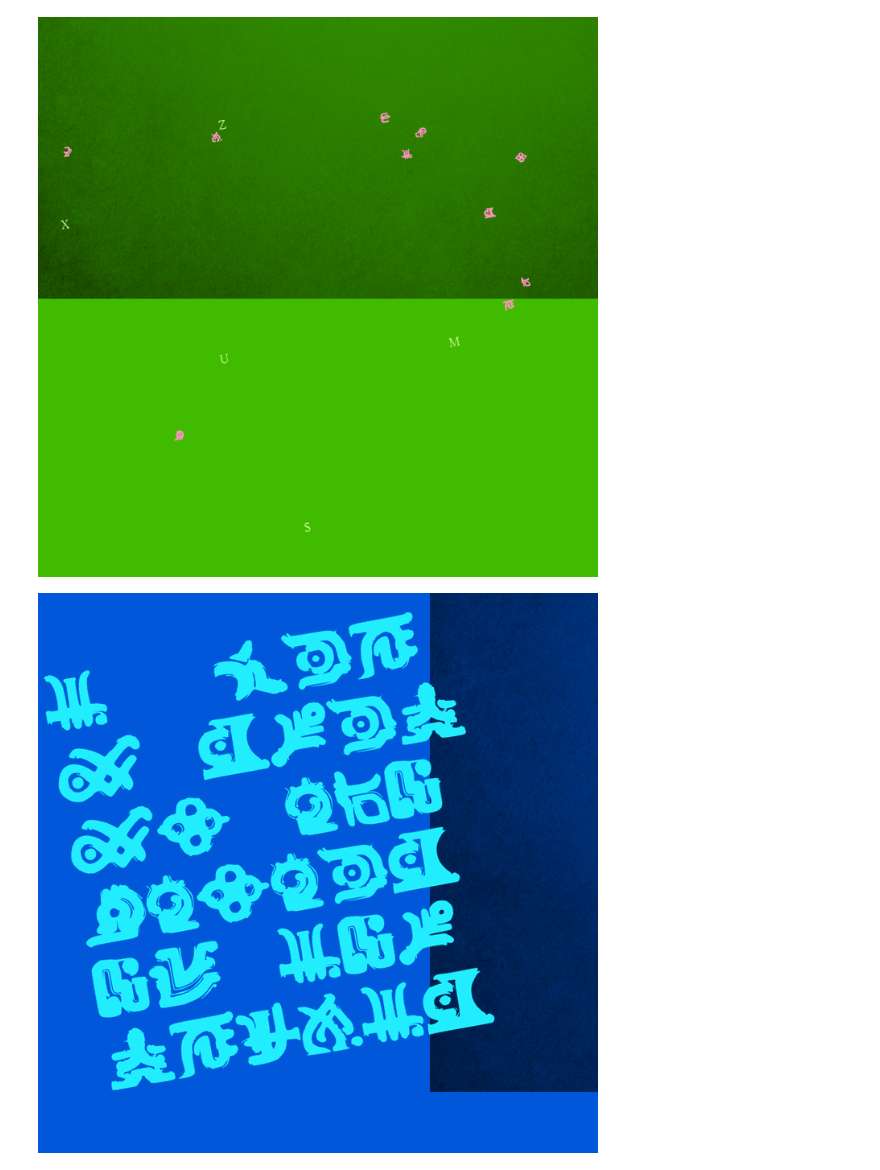
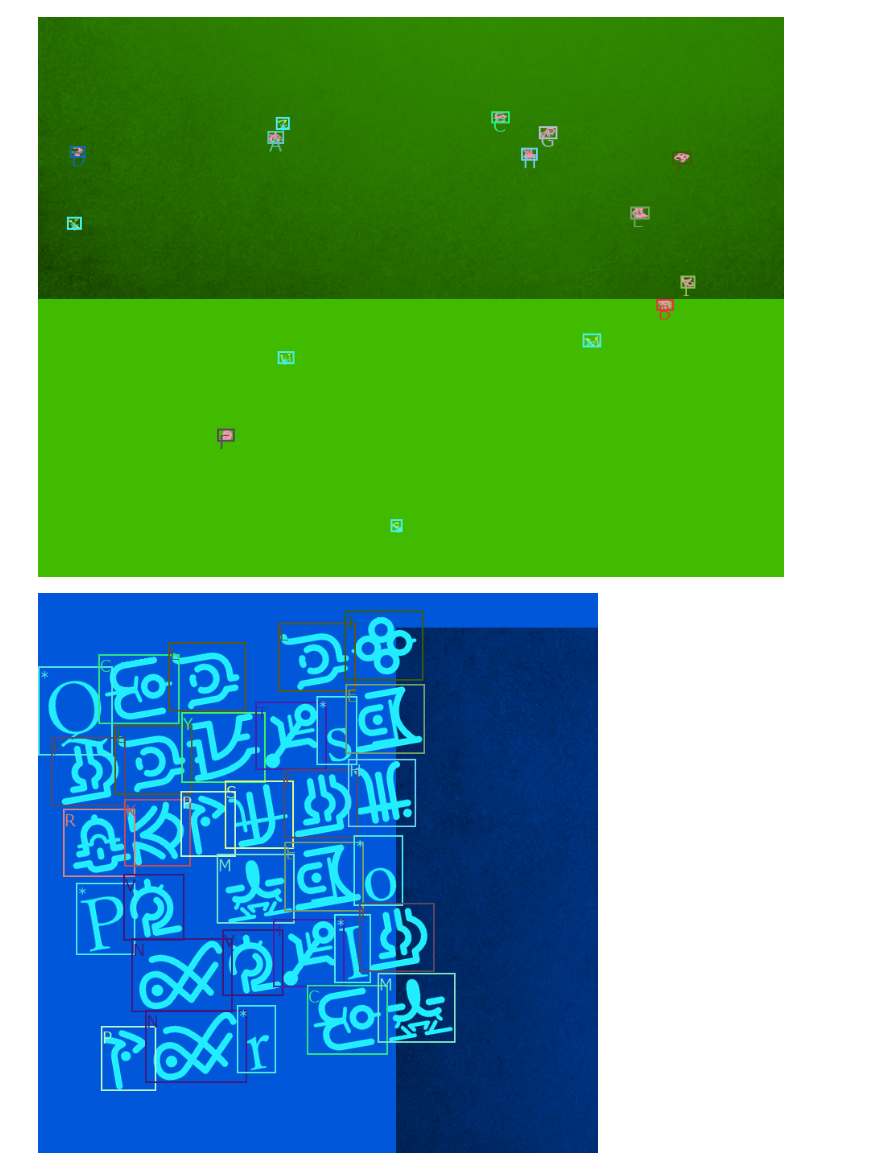
Before and after one commit to Ak0da/SoulGlyphRecognition, a Jupyter notebook: Create_Training_Set.ipynb, the cells around one changed output. Cells and saved outputs as stored; diff of their text form; code cells hidden in the pictures.

Commit message:
Added SoulVector font

```diff
--- a/Create_Training_Set.ipynb
+++ b/Create_Training_Set.ipynb
@@ -88,9 +68,9 @@ def rotateBox(box:list, angle:float, center:tuple) -> list:
     bl = (x1*cos-y2*sin, x1*sin+y2*cos)
     br = (x2*cos-y2*sin, x2*sin+y2*cos)
     """
-    return [int(min(newXs)+center[0]), int(min(newYs)+center[1]), int(max(newXs)+center[0]), int(max(newYs)+center[1])]
+    return [min(newXs)+center[0], min(newYs)+center[1], max(newXs)+center[0], max(newYs)+center[1]]
 # %%
-def createImage(pixelSize=(600,600), labels=[], nPerturbs=5, font=None, yBaseOffset=0,angle=0,seed=0) -> Image:
+def createImage(pixelSize=(600,600), resizeDim=(800,800), labels=[], nPerturbs=5, font=None, yBaseOffset=0,angle=0,seed=0) -> Image:
     random.seed(seed)
 
     info = {'boxes' : [], 'labels' : []}
@@ -122,11 +102,10 @@ def createImage(pixelSize=(600,600), labels=[], nPerturbs=5, font=None, yBaseOff
     for perturb in perturbs:
         x0,y0,width,height = perturb_font.getbbox(perturb)
 
-        fontSize = baseFontSize
-        randXOffset = random.randrange(pixelSize[0] - fontSize)
-        randYOffset = random.randrange(pixelSize[1] - fontSize)
+        randXOffset = random.randrange(pixelSize[0] - baseFontSize)
+        randYOffset = random.randrange(pixelSize[1] - baseFontSize)
         fontOffsetX = randXOffset
-        fontOffsetY = yBaseOffset*fontSize + randYOffset
+        fontOffsetY = yBaseOffset*baseFontSize + randYOffset
         draw1.text((fontOffsetX,fontOffsetY), perturb, perturb_foreground, font=perturb_font)
         info['boxes'].append([
             randXOffset-padding,
@@ -141,11 +120,10 @@ def createImage(pixelSize=(600,600), labels=[], nPerturbs=5, font=None, yBaseOff
         symbol = alphabet[label+1]
         x0,y0,width,height = font.getbbox(symbol)
 
-        fontSize = baseFontSize
-        randXOffset = random.randrange(pixelSize[0] - fontSize)
-        randYOffset = random.randrange(pixelSize[1] - fontSize)
+        randXOffset = random.randrange(pixelSize[0] - baseFontSize)
+        randYOffset = random.randrange(pixelSize[1] - baseFontSize)
         fontOffsetX = randXOffset
-        fontOffsetY = yBaseOffset*fontSize + randYOffset
+        fontOffsetY = yBaseOffset*baseFontSize + randYOffset
         draw1.text((fontOffsetX,fontOffsetY), symbol, foreground, font=font)
         info['boxes'].append([
             randXOffset-padding,
@@ -155,6 +133,7 @@ def createImage(pixelSize=(600,600), labels=[], nPerturbs=5, font=None, yBaseOff
         ])
         info['labels'].append(label+1) #0 is for background
 
+    #letters rotation
     sampling = Image.Resampling.BICUBIC
     text_rot = image1.copy().rotate(angle,sampling,expand=True)
 
@@ -170,28 +149,35 @@ def createImage(pixelSize=(600,600), labels=[], nPerturbs=5, font=None, yBaseOff
     image_rot.paste(text_rot, (0, 0), text_rot.split()[-1])
 
     #update coords after rotation
-    dx = (text_rot.size[0]-image1.size[0])/2
-    dy = (text_rot.size[1]-image1.size[1])/2
+    newPixelSize = (text_rot.size[0],text_rot.size[1])
+    dx = (newPixelSize[0]-pixelSize[0])/2
+    dy = (newPixelSize[1]-pixelSize[1])/2
     dV = [dx,dy,dx,dy]
-    #print(info['boxes'])
     info['boxes'] = [list(map(add, boxes, dV)) for boxes in info['boxes']] # add the differences of size due to the rotation
-    info['boxes'] = [rotateBox(boxes,angle,(text_rot.size[0]/2,text_rot.size[1]/2)) for boxes in info['boxes']]
-    #print(info['boxes'])
+    info['boxes'] = [rotateBox(box,angle,(newPixelSize[0]/2,newPixelSize[1]/2)) for box in info['boxes']]
+
+    #Resizing (compress/dilate)   data=(a,b,c,d,e,f) -> point(x',y') = (x*a + y*b + c, x*d + y*e + f)
+    ratioX = resizeDim[0]/newPixelSize[0]
+    ratioY = resizeDim[1]/newPixelSize[1]
+    affineData = (1/ratioX,0,0, 0,1/ratioY,0)
+    image_rot = image_rot.copy().transform(resizeDim, Image.Transform.AFFINE, data=affineData, resample=Image.Resampling.NEAREST)
+    info['boxes'] = [[box[0]*ratioX,box[1]*ratioY,box[2]*ratioX,box[3]*ratioY,] for box in info['boxes']]
+
     return image_rot, info
 # %%
-img_test,_ = createImage(
+img_test,info_test = createImage(
+    pixelSize=(600,600),
+    resizeDim=(800,600),
     labels=[0,1,2,3,4,5,6,7,8,9],
     nPerturbs=5,
     font=ImageFont.truetype("./Fonts/SoulGlyph.ttf", 15),
     yBaseOffset=0.0,
     angle=10.0,
     seed=12
 )
 
-display(img_test)
-
-#img_test.save("./Test_Pictures/Test1.jpeg")
+displayCoords(img_test, info_test['boxes'], info_test['labels'])
 # %% [output]
-[figure, old version]
+[figure, new version]
 # %%
 alphaSpace = ['a','b','c','d','e','f','g','h','i','j','k','l','m','n','o','p','q','r','s','t','u','v','w','x','y','z',' ',' ',' ',' ',' ']
@@ -293,17 +277,19 @@ def createWordImage(pixelSize=(600,600), nPerturbs=5, font=None, yBaseOffset=0,a
     #image_rot.show()
     return image_rot, info
 # %%
-img_test2,_ = createWordImage(
+img_test2,info_test2 = createWordImage(
+    pixelSize=(600,600),
+    resizeDim=(800,600),
     nPerturbs=5,
-    font=ImageFont.truetype("./Fonts/SoulGlyph.ttf", 90),
+    font=ImageFont.truetype("./Fonts/SoulVector.ttf", 90),
     yBaseOffset=0.0,
     angle=10.0,
     seed=10
 )
 
-display(img_test2)
+displayCoords(img_test2, info_test2['boxes'], info_test2['labels'])
 # %% [output]
-[figure, old version]
+[figure, new version]
 # %%
 def createTrainingSet():
 
```
Also changed, not shown: parts of 9 cells of this notebook, 3 other files.
